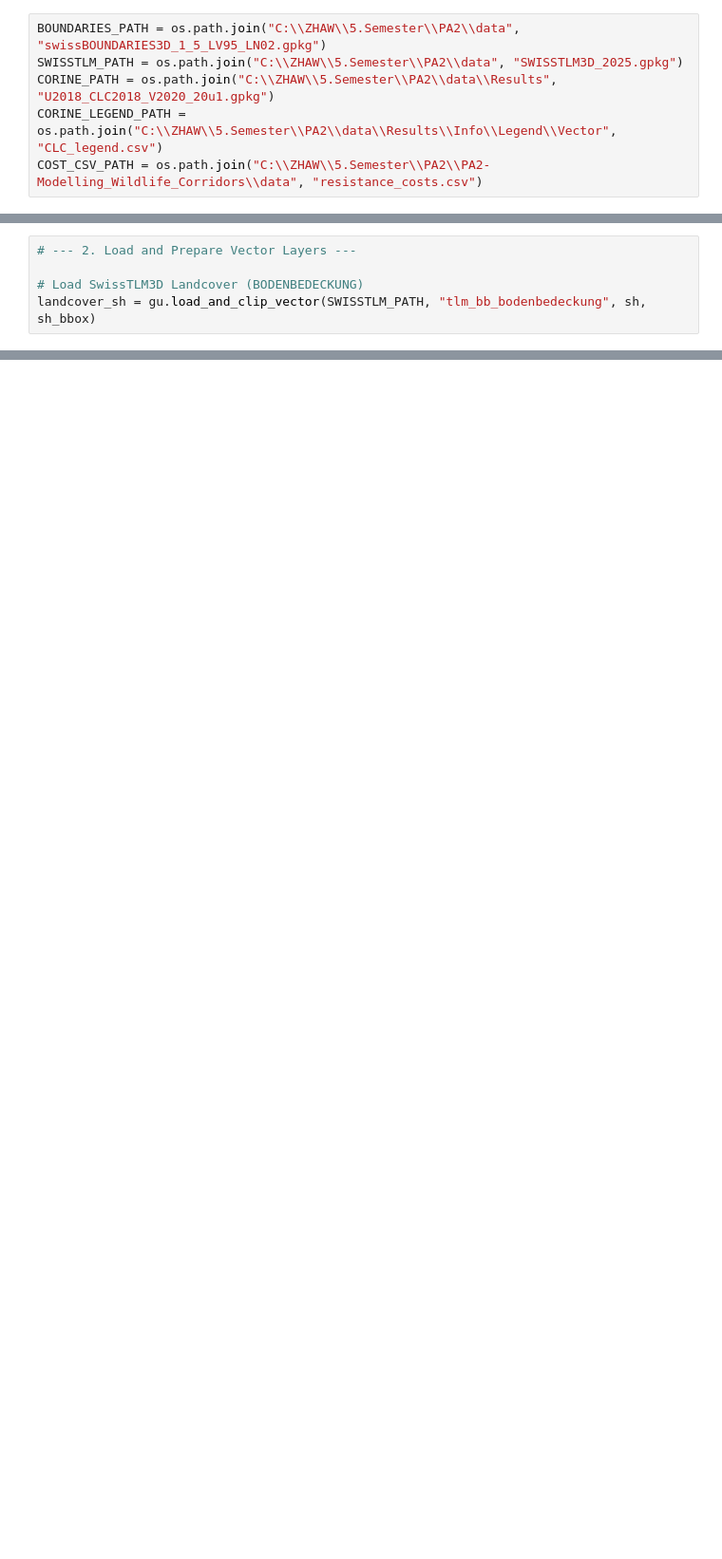
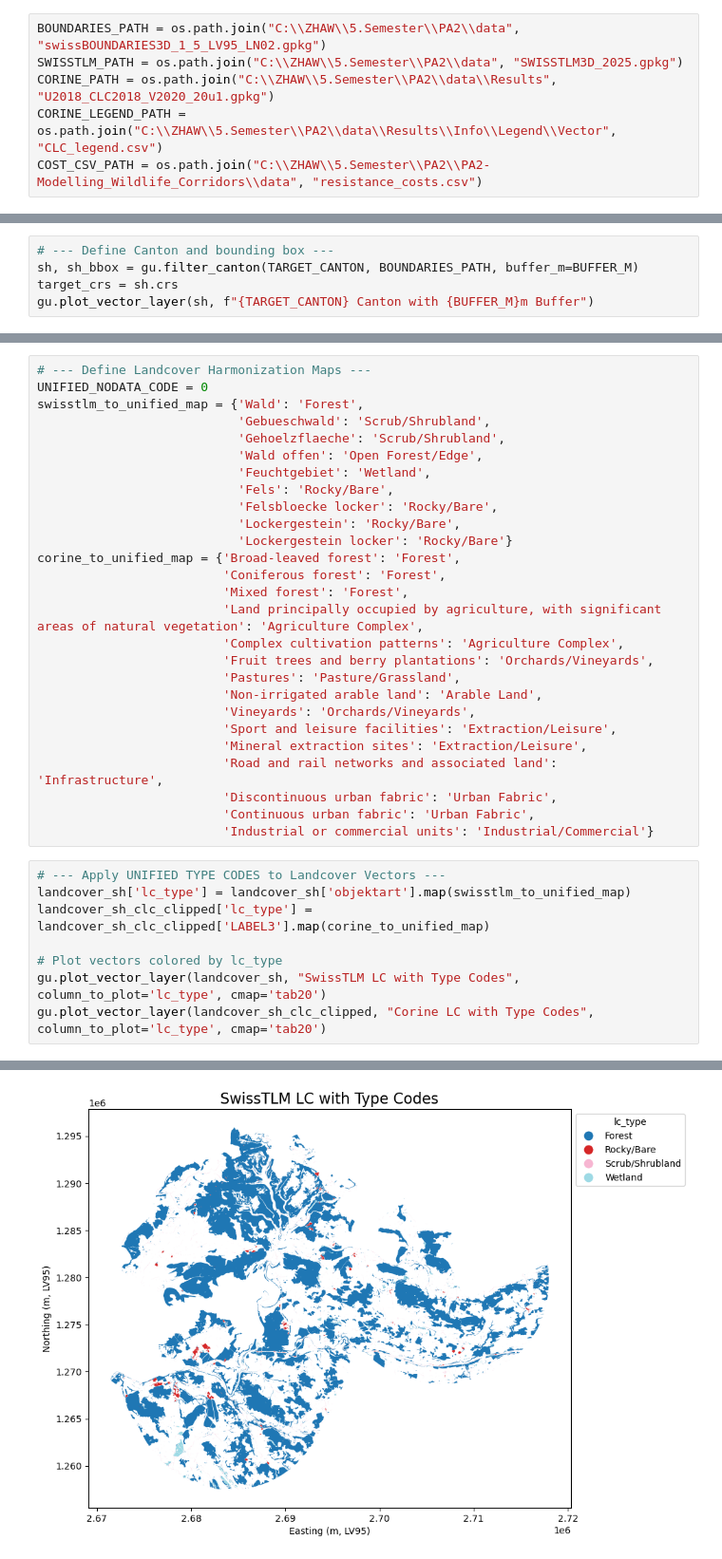
Before and after one commit to LukasBuchmann/PA2-Modelling_Wildlife_Corridors, a Jupyter notebook: Code/Files/cost_surface_model.ipynb, the cells around one changed output, grey strips where cells are left out. Shown at 95% size. Drawn from its saved outputs; the diff is of its cells as text; blank space fills up the shorter version.

```diff
--- a/Code/Files/cost_surface_model.ipynb
+++ b/Code/Files/cost_surface_model.ipynb
@@ -59,5 +49,0 @@ Final AOI clipped to Swiss territory. BBox computed.
-# %%
-# --- 2. Load and Prepare Vector Layers ---
-
-# Load SwissTLM3D Landcover (BODENBEDECKUNG)
-landcover_sh = gu.load_and_clip_vector(SWISSTLM_PATH, "tlm_bb_bodenbedeckung", sh, sh_bbox)
@@ -109,0 +50,5 @@ Loaded costs for types: ['swisstlm', 'corine', 'water', 'roads']
+# %%
+# --- Define Canton and bounding box ---
+sh, sh_bbox = gu.filter_canton(TARGET_CANTON, BOUNDARIES_PATH, buffer_m=BUFFER_M)
+target_crs = sh.crs
+gu.plot_vector_layer(sh, f"{TARGET_CANTON} Canton with {BUFFER_M}m Buffer")
@@ -109,0 +99,36 @@ Loaded costs for types: ['swisstlm', 'corine', 'water', 'roads']
+# %%
+# --- Define Landcover Harmonization Maps ---
+UNIFIED_NODATA_CODE = 0
+swisstlm_to_unified_map = {'Wald': 'Forest',
+                           'Gebueschwald': 'Scrub/Shrubland',
+                           'Gehoelzflaeche': 'Scrub/Shrubland',
+                           'Wald offen': 'Open Forest/Edge',
+                           'Feuchtgebiet': 'Wetland',
+                           'Fels': 'Rocky/Bare',
+                           'Felsbloecke locker': 'Rocky/Bare',
+                           'Lockergestein': 'Rocky/Bare',
+                           'Lockergestein locker': 'Rocky/Bare'}
+corine_to_unified_map = {'Broad-leaved forest': 'Forest',
+                         'Coniferous forest': 'Forest',
+                         'Mixed forest': 'Forest',
+                         'Land principally occupied by agriculture, with significant areas of natural vegetation': 'Agriculture Complex',
+                         'Complex cultivation patterns': 'Agriculture Complex',
+                         'Fruit trees and berry plantations': 'Orchards/Vineyards',
+                         'Pastures': 'Pasture/Grassland',
+                         'Non-irrigated arable land': 'Arable Land',
+                         'Vineyards': 'Orchards/Vineyards',
+                         'Sport and leisure facilities': 'Extraction/Leisure',
+                         'Mineral extraction sites': 'Extraction/Leisure',
+                         'Road and rail networks and associated land': 'Infrastructure',
+                         'Discontinuous urban fabric': 'Urban Fabric',
+                         'Continuous urban fabric': 'Urban Fabric',
+                         'Industrial or commercial units': 'Industrial/Commercial'}
+# %%
+# --- Apply UNIFIED TYPE CODES to Landcover Vectors ---
+landcover_sh['lc_type'] = landcover_sh['objektart'].map(swisstlm_to_unified_map)
+landcover_sh_clc_clipped['lc_type'] = landcover_sh_clc_clipped['LABEL3'].map(corine_to_unified_map)
+
+# Plot vectors colored by lc_type
+gu.plot_vector_layer(landcover_sh, "SwissTLM LC with Type Codes", column_to_plot='lc_type', cmap='tab20')
+gu.plot_vector_layer(landcover_sh_clc_clipped, "Corine LC with Type Codes", column_to_plot='lc_type', cmap='tab20')
+# %% [output]
@@ -109,0 +136 @@ Loaded costs for types: ['swisstlm', 'corine', 'water', 'roads']
+[figure, added]
```
Also changed, not shown: parts of 26 cells of this notebook, 7 other files.
